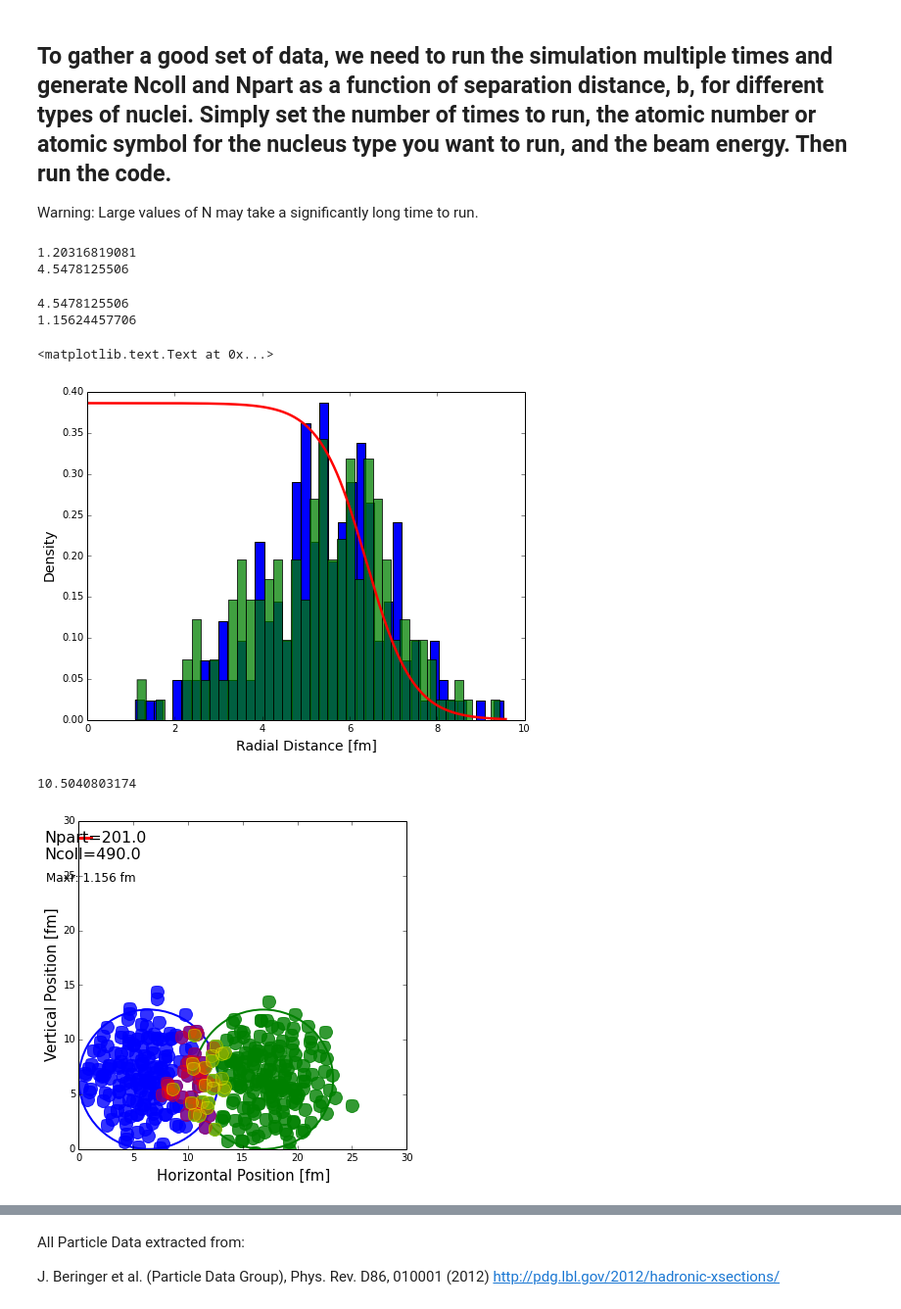
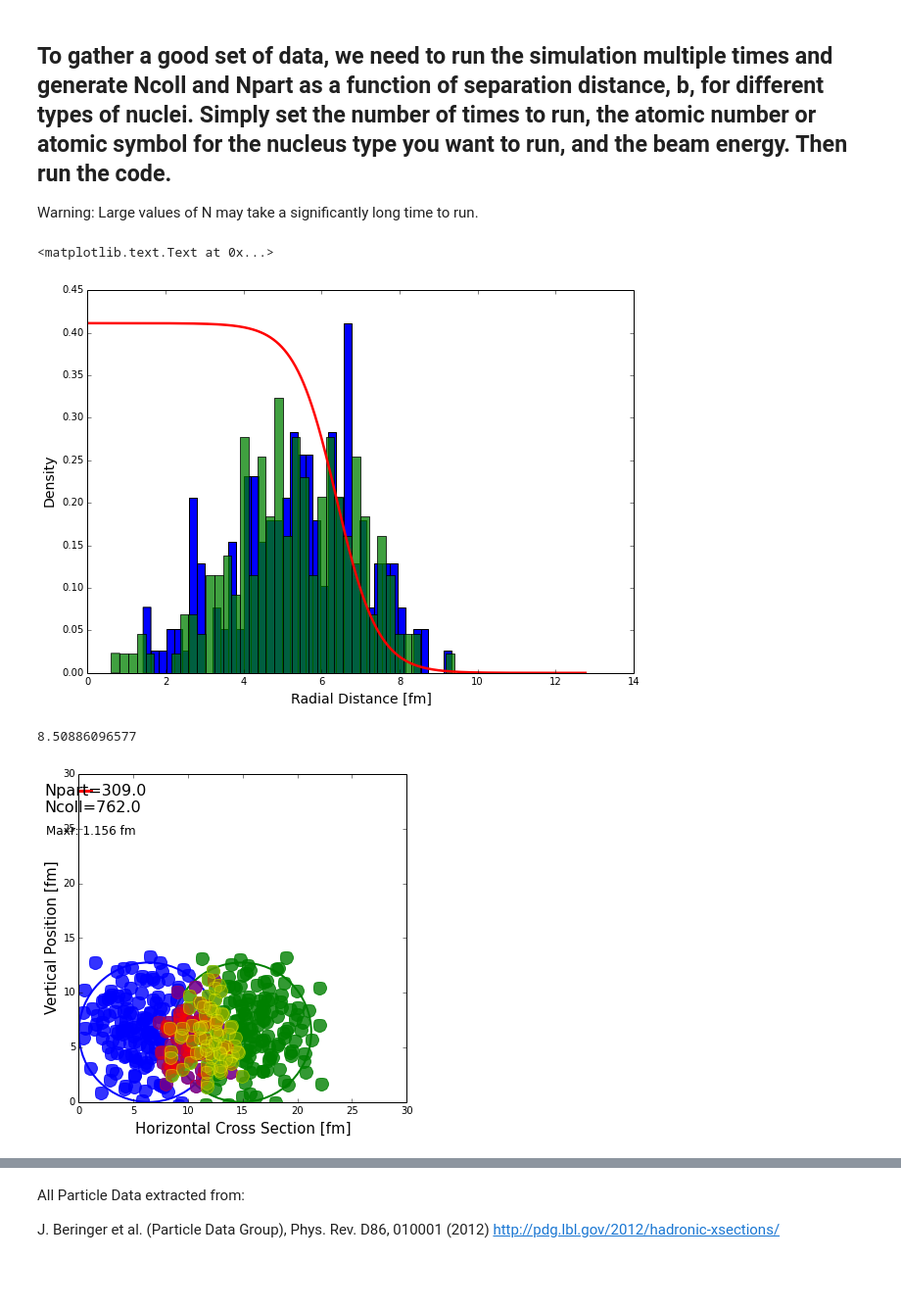
Before and after one commit to jdfreder/MCG, a Jupyter notebook: Project/NuclearInteractions.ipynb, the cells around one changed output, grey strips where cells are left out. Shown at 98% size. Cells and saved outputs as stored; diff of their text form; code cells hidden in the pictures; blank space fills up the shorter version.

```diff
--- a/Project/NuclearInteractions.ipynb
+++ b/Project/NuclearInteractions.ipynb
@@ -89,2 +67,8 @@ spCM[-1]=10**5
+# %%
+#Apply best fit curve to the elastic data
+s=eE_cm[:]
+y=ESig[:]
+p0=[4.45,.0965,2.127,11,4,.55,.55]
+popt,pcov=curve_fit(func,s,y,p0)
 # %%
 #Apply best fit curve to total data
@@ -111,17 +86,7 @@ RuntimeError: Optimal parameters not found: Number of calls to function has reac
 # %%
-r=arange(.8,100.8,.1)
-r1=arange(100.8,10000.8,10)
-r2=arange(10**4,10**9,10**3)
+figsize(9,6)
 loglog(Plab,Sig,ls=' ',marker='.',markersize=3,color='black')
 loglog(EPlab,ESig,ls=' ',marker='.',markersize=3,color='black')
-loglog(r,func(r,popt[0],popt[1],popt[2],popt[3],popt[4],popt[5]),color='b',lw=1.5)
-loglog(r1,func(r1,popt[0],popt[1],popt[2],popt[3],popt[4],popt[5]),color='b',lw=1.5)
-loglog(r2,func(r2,popt[0],popt[1],popt[2],popt[3],popt[4],popt[5]),color='b',lw=1.5)
-#loglog(sp2,func2(sp2,6.566,.00001),lw=1.5)
-#loglog(sp3,func4(sp3,9*10**-2,1.21),color='b',lw=1.5)
-#loglog(s2,func(s2,popt2[0],popt2[1],popt2[2],popt2[3],popt2[4],popt2[5]),color='b',lw=1.5)
-#loglog(g,SigInel,color='g',lw=1)
-
 
 errorbar(Plab,Sig,xerr=[Plab-Plab_min,Plab_max-Plab],yerr=[StEr_L,StEr_H],ms=.5,mew=0,fmt=None,ecolor='black')
 errorbar(EPlab,ESig,xerr=[EPlab-EPlab_min,EPlab_max-EPlab],yerr=[EStEr_L,EStEr_H],ms=.5,mew=0,fmt=None,ecolor='black')
@@ -133,6 +98,6 @@ ylabel("Cross Section (mb)",fontsize=12)
 ylim(1,400)
 grid(which='minor',axis='y')
 grid(which='major',axis='x')
-figsize(10,8)
+
 #savefig('ParticleData_EFit.png')
 # %% [output]
@@ -164,7 +138,7 @@ def NCD(y):
     a={'C':0,'O':.513,'Al':.519,'S':.61,'Ca':.586,'Ni':.516,'Cu':.596,'W':.535,'Au':.535,'Pb':.546,'U':.6}
     w={'C':0,'O':-.051,'Al':0,'S':0,'Ca':-.161,'Ni':-.1308,'Cu':0,'W':0,'Au':0,'Pb':0,'U':0}
     R={'C':2.47,'O':2.608,'Al':3.07,'S':3.458,'Ca':3.76,'Ni':4.309,'Cu':4.2,'W':6.51,'Au':6.38,'Pb':6.68,'U':6.68}
-    r=arange(0,1.5*R[x]+.01,.01)
+    r=arange(0,2*R[x]+.01,.01)
     Rho=(1+w[x]*(r**2)/(R[x]**2))/(1+e**((r-R[x])/a[x]))
     return Rho
 # %%
@@ -293,28 +267,19 @@ The previous two cells of code can be run again to generate a new distribution f
 To gather a good set of data, we need to run the simulation multiple times and generate Ncoll and Npart as a function of separation distance, b, for different types of nuclei. Simply set the number of times to run, the atomic number or atomic symbol for the nucleus type you want to run, and the beam energy. Then run the code.
 -
 Warning: Large values of N may take a significantly long time to run.
-# %%
-BeamEnergy=2.05*10**4
-print (float(SigI(BeamEnergy))/pi)**.5
-print SigI(BeamEnergy)
-# %% [output]
-1.20316819081
-4.5478125506
 # %%
-N=4 #Set number of times to run
+N=100 #Set number of times to run
 Particle='Au' #Set particle (See cell #3 for list of applicable particles and amu)
-BeamEnergy=2.05*10**4 #Set Beam Energy [GeV]
+BeamEnergy=171 #Set Beam Energy [GeV]
 
 #######################################
 
 Rp=R[Particle]
-b=3*Rp*random_sample(N)
-r=arange(0,1.5*Rp+.01,.01)
+b=2*Rp*random_sample(N)
+r=arange(0,2*Rp+.01,.01)
 Npart=zeros(N,float)
 Ncoll=zeros(N,float)
-print SigI(BeamEnergy)
-Maxr=(float(4.2/pi))**.5
-print Maxr
+Maxr=np.sqrt(SigI(BeamEnergy)/np.pi)
 
 for L in range(N):
     Nucleus1=zeros((A[Particle],3),float)
@@ -378,37 +343,35 @@ for L in range(N):
         for p1 in range(A[Particle]):
             if ((b[L]+Nucleus2[p2,0]*cos(Nucleus2[p2,1])*cos(Nucleus2[p2,2])-Nucleus1[p1,0]*cos(Nucleus1[p1,1])*cos(Nucleus1[p1,2]))**2+(Nucleus2[p2,0]*sin(Nucleus2[p2,1])*cos(Nucleus2[p2,2])-Nucleus1[p1,0]*sin(Nucleus1[p1,1])*cos(Nucleus1[p1,2]))**2)**.5 > Maxr:
                 count+=1
             if count==A[Particle]:
                 Colide2[p2,0]=100
                 Colide2[p2,1]=0
                 Colide2[p2,2]=0
     for i in Colide1[:,0]:
         if i<100:
             Npart[L]+=1
     for i in Colide2[:,0]:
         if i<100:
             Npart[L]+=1
 
 n1,bins,patches=hist(Nucleus1[:,0],40,normed=True)
 n2,bins,patches=hist(Nucleus2[:,0],40,normed=True,alpha=.75)
 if max(n1)>max(n2):
     plot(r,NCD(Particle)*max(n1),lw=2.5)
 if max(n1)<=max(n2):
     plot(r,NCD(Particle)*max(n2),lw=2.5)
 xlabel("Radial Distance [fm]",fontsize=14)
 ylabel("Density",fontsize=14)
 #print Nucleus1
 #print Nucleus2
 #print b[-1]
 #print "Npart = "+str(Npart)
 #print "Ncoll = "+str(Ncoll)
 #print Colide1
 #print Colide2
 # %% [output]
-4.5478125506
-1.15624457706
+<matplotlib.text.Text at 0x...>
-<matplotlib.text.Text at 0x...>
-[figure, old version]
+[figure, new version]
 # %%
 #Plots the results of the last collision
 N1=plt.Circle((Rp,Rp),Rp,color='b',fill=False,lw=2)
@@ -427,10 +390,10 @@ zed=30
 plot([0,Maxr],[zed*.95,zed*.95],color='r',ls='-',lw=3)
 xlim((0,zed))
 ylim((0,zed))
-xlabel('Horizontal Position [fm]',fontsize=15)
+xlabel('Horizontal Cross Section [fm]',fontsize=15)
 ylabel('Vertical Position [fm]',fontsize=15)
 fig.set_size_inches(6,6)
 print b[-1]
 # %% [output]
-10.5040803174
+8.50886096577
-[figure, old version]
+[figure, new version]
```
Also changed, not shown: parts of 18 cells of this notebook, 3 other files.
